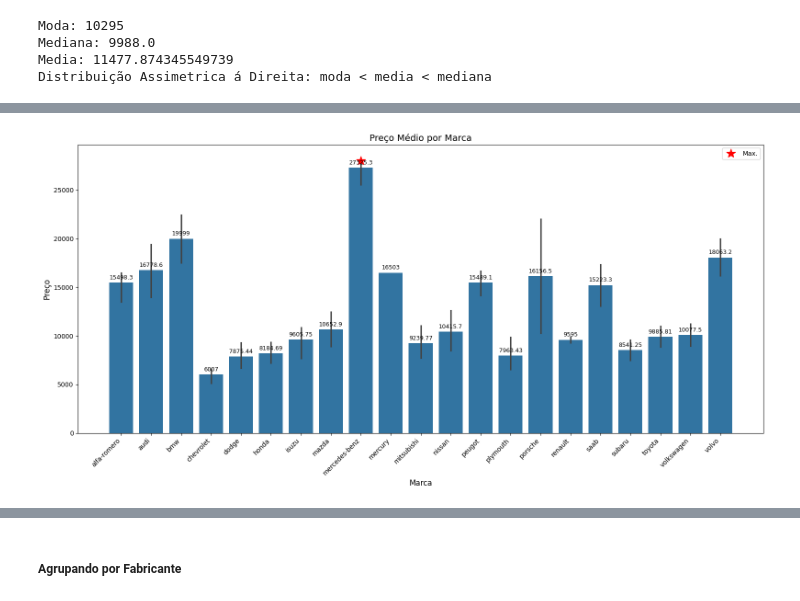
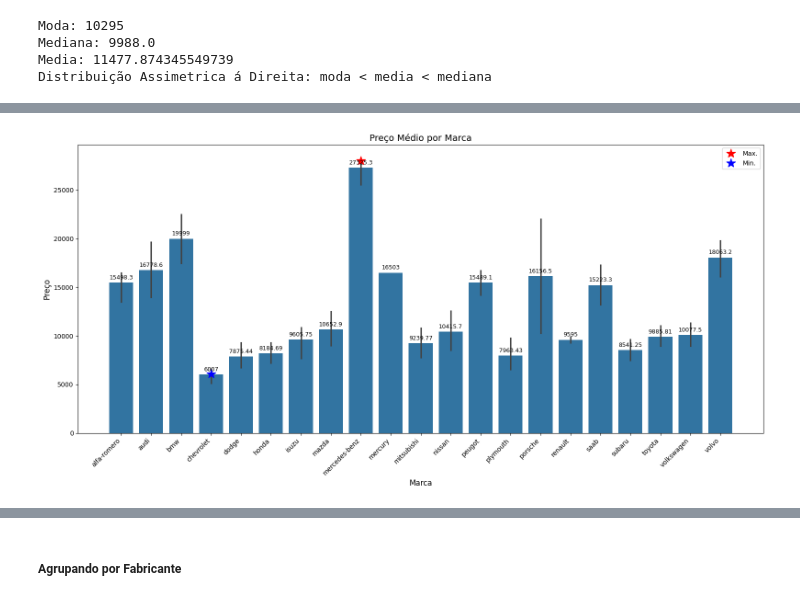
Before and after one commit to reynancs/car_price_prediction, a Jupyter notebook: notebooks/2.1-rc-eda-cleaned.ipynb, the cells around one changed output, grey strips where cells are left out. Saved outputs shown, nothing was run; the diff lists cells and outputs as text; code cells hidden in the pictures.

Commit message:
data exploratory step - categorical features

```diff
--- a/notebooks/2.1-rc-eda-cleaned.ipynb
+++ b/notebooks/2.1-rc-eda-cleaned.ipynb
@@ -30,7 +36,7 @@ pd.set_option('display.width', 1000)
 # Desabilita mensagens de FutureWarnings
 warnings.filterwarnings("ignore", category=FutureWarning)
 # %%
-file_path = "../data/processed/car_price_cleaned.csv"
+file_path = "../data/processed/car_price_prep.csv"
 df = pd.read_csv(file_path)
 
 df.head()
@@ -86,26 +96,31 @@ plt.tight_layout()
 # %%
 fig, ax = plt.subplots(figsize=(16, 8))
 
 sns.barplot(data=df, x='make', y='price', estimator='mean', ax=ax, errorbar='ci')
 ax.bar_label(ax.containers[0], fontsize=9, padding=3)
 ax.plot('mercedes-benz', 28000, "*", markersize=10, color="r")
 
 # Ajuste para melhorar a leitura dos rótulos no eixo X
 ax.set_xticklabels(ax.get_xticklabels(), rotation=45, ha='right', fontsize=10)
 
 # Títulos
 ax.set_title('Preço Médio por Marca', fontsize=14)
 ax.set_xlabel('Marca', fontsize=12)
 ax.set_ylabel('Preço', fontsize=12)
 
 # Destaca um ponto específico no gráfico
 ax.plot(
     df['make'].unique().tolist().index('mercedes-benz'), 28000,
     "*", markersize=15, color="red", label='Max.'
 )
 
+ax.plot(
+    df['make'].unique().tolist().index('chevrolet'), 6100,
+    "*", markersize=15, color="blue", label='Min.'
+)
+
 ax.legend()
 plt.tight_layout()
 plt.savefig('../reports/figures/eda_barplot_price_per_make')
 # %% [output]
-[figure, old version]
+[figure, new version]
```
Also changed, not shown: parts of 30 cells of this notebook, 7 other files.
